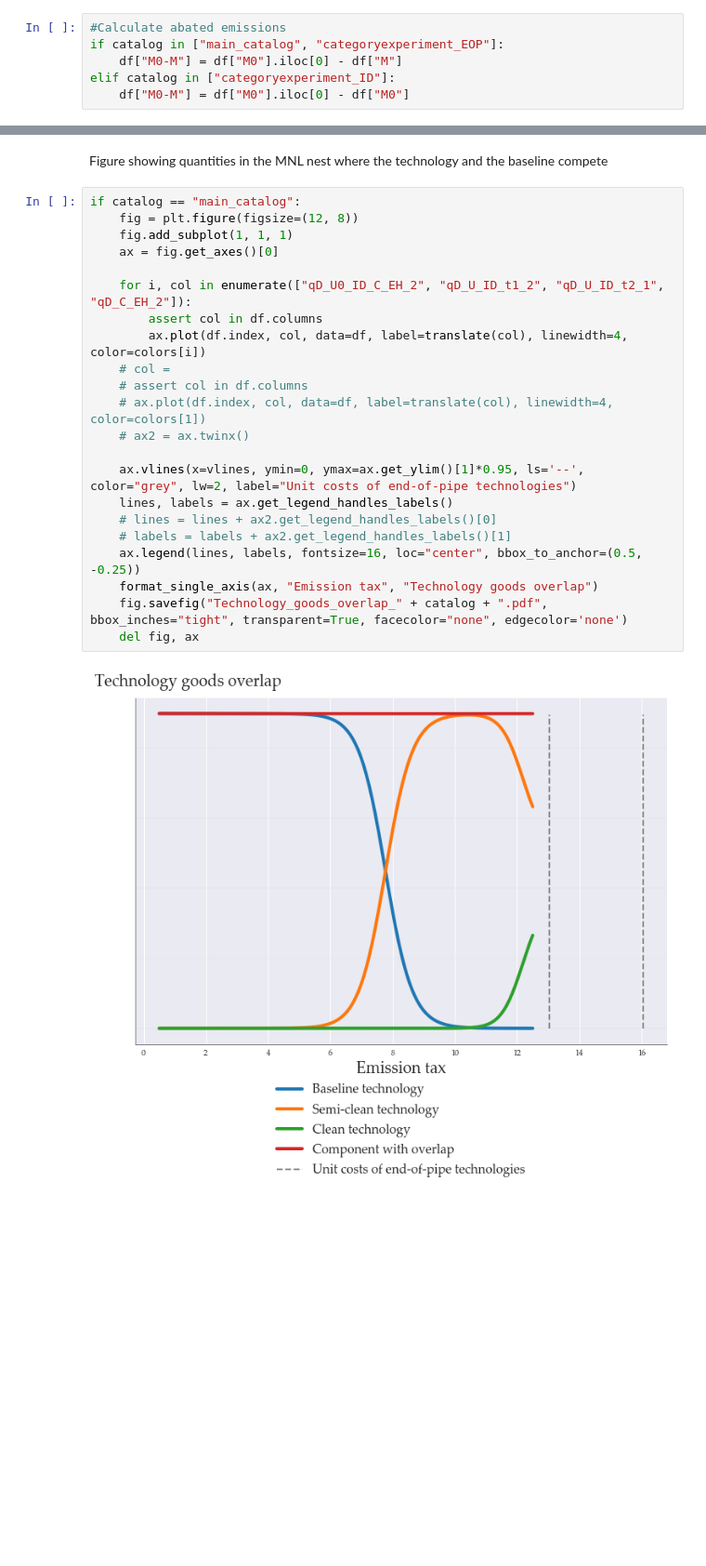
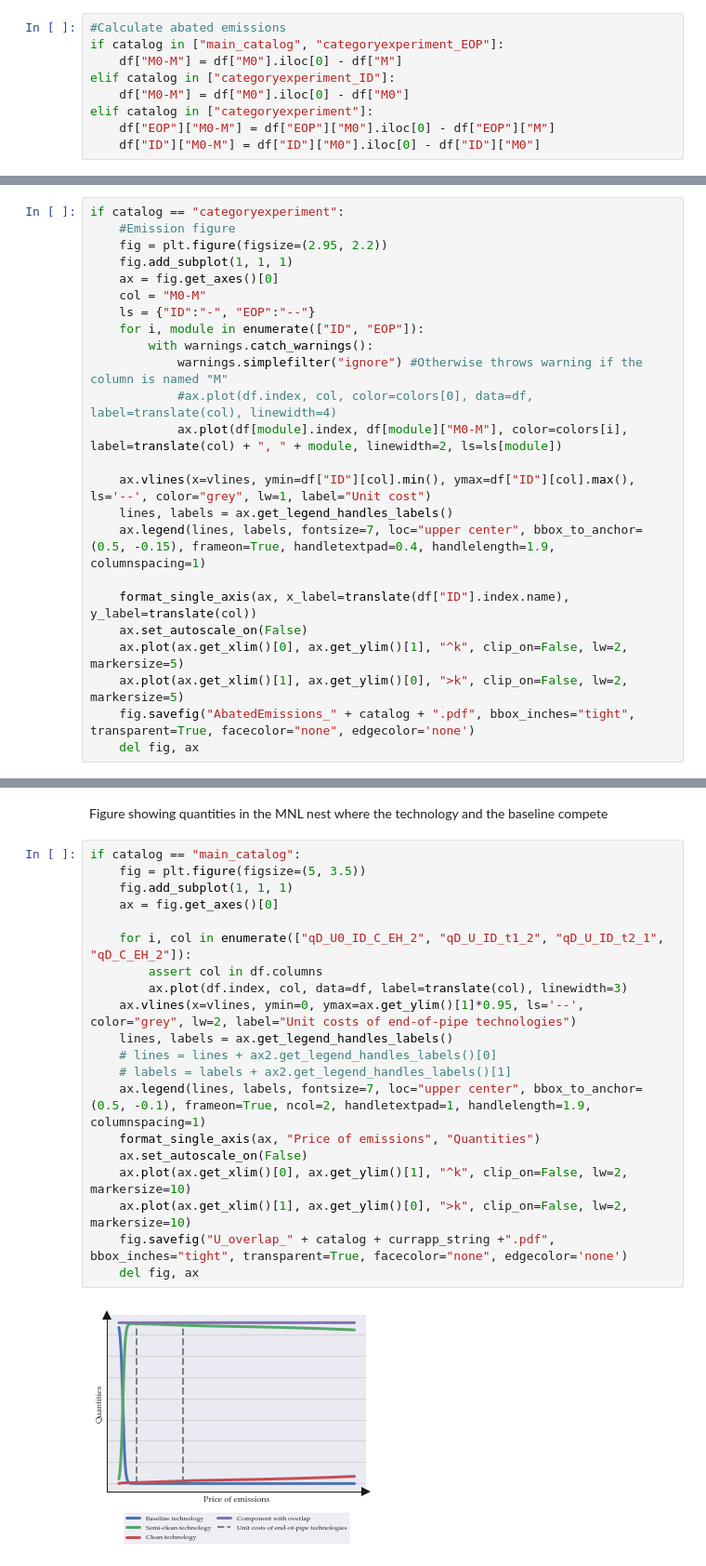
Before and after one commit to ChampionApe/GPM_v05, a Jupyter notebook: examples/Abatement/A3_simulation_figures.ipynb, the cells around one changed output, grey strips where cells are left out. Shown at 93% size. Saved outputs shown, nothing was run; the diff lists cells and outputs as text; blank space fills up the shorter version.

```diff
--- a/examples/Abatement/A3_simulation_figures.ipynb
+++ b/examples/Abatement/A3_simulation_figures.ipynb
@@ -29,6 +76,9 @@ if catalog in ["main_catalog", "categoryexperiment_EOP"]:
     df["M0-M"] = df["M0"].iloc[0] - df["M"]
 elif catalog in ["categoryexperiment_ID"]:
     df["M0-M"] = df["M0"].iloc[0] - df["M0"]
+elif catalog in ["categoryexperiment"]:
+    df["EOP"]["M0-M"] = df["EOP"]["M0"].iloc[0] - df["EOP"]["M"]
+    df["ID"]["M0-M"] = df["ID"]["M0"].iloc[0] - df["ID"]["M0"]
 # %%
 def translate(col):
     translate = {
@@ -127 +194,25 @@ del fig, ax
+# %%
+if catalog == "categoryexperiment":
+    #Emission figure
+    fig = plt.figure(figsize=(2.95, 2.2))
+    fig.add_subplot(1, 1, 1)
+    ax = fig.get_axes()[0]
+    col = "M0-M"
+    ls = {"ID":"-", "EOP":"--"}
+    for i, module in enumerate(["ID", "EOP"]):
+        with warnings.catch_warnings():
+            warnings.simplefilter("ignore") #Otherwise throws warning if the column is named "M"
+            #ax.plot(df.index, col, color=colors[0], data=df, label=translate(col), linewidth=4)
+            ax.plot(df[module].index, df[module]["M0-M"], color=colors[i], label=translate(col) + ", " + module, linewidth=2, ls=ls[module])
+
+    ax.vlines(x=vlines, ymin=df["ID"][col].min(), ymax=df["ID"][col].max(), ls='--', color="grey", lw=1, label="Unit cost")
+    lines, labels = ax.get_legend_handles_labels()
+    ax.legend(lines, labels, fontsize=7, loc="upper center", bbox_to_anchor=(0.5, -0.15), frameon=True, handletextpad=0.4, handlelength=1.9, columnspacing=1)
+
+    format_single_axis(ax, x_label=translate(df["ID"].index.name), y_label=translate(col))
+    ax.set_autoscale_on(False)
+    ax.plot(ax.get_xlim()[0], ax.get_ylim()[1], "^k", clip_on=False, lw=2, markersize=5)
+    ax.plot(ax.get_xlim()[1], ax.get_ylim()[0], ">k", clip_on=False, lw=2, markersize=5)
+    fig.savefig("AbatedEmissions_" + catalog + ".pdf", bbox_inches="tight", transparent=True, facecolor="none", edgecolor='none')
+    del fig, ax
 # %%
@@ -155,28 +279,26 @@ del fig, ax, ax2
 Figure showing quantities in the MNL nest where the technology and the baseline compete
 # %%
 if catalog == "main_catalog":
-    fig = plt.figure(figsize=(12, 8))
+    fig = plt.figure(figsize=(5, 3.5))
     fig.add_subplot(1, 1, 1)
     ax = fig.get_axes()[0]
 
     for i, col in enumerate(["qD_U0_ID_C_EH_2", "qD_U_ID_t1_2", "qD_U_ID_t2_1", "qD_C_EH_2"]):
         assert col in df.columns
-        ax.plot(df.index, col, data=df, label=translate(col), linewidth=4, color=colors[i])
-    # col =
-    # assert col in df.columns
-    # ax.plot(df.index, col, data=df, label=translate(col), linewidth=4, color=colors[1])
-    # ax2 = ax.twinx()
-
+        ax.plot(df.index, col, data=df, label=translate(col), linewidth=3)
     ax.vlines(x=vlines, ymin=0, ymax=ax.get_ylim()[1]*0.95, ls='--', color="grey", lw=2, label="Unit costs of end-of-pipe technologies")
     lines, labels = ax.get_legend_handles_labels()
     # lines = lines + ax2.get_legend_handles_labels()[0]
     # labels = labels + ax2.get_legend_handles_labels()[1]
-    ax.legend(lines, labels, fontsize=16, loc="center", bbox_to_anchor=(0.5, -0.25))
-    format_single_axis(ax, "Emission tax", "Technology goods overlap")
-    fig.savefig("Technology_goods_overlap_" + catalog + ".pdf", bbox_inches="tight", transparent=True, facecolor="none", edgecolor='none')
+    ax.legend(lines, labels, fontsize=7, loc="upper center", bbox_to_anchor=(0.5, -0.1), frameon=True, ncol=2, handletextpad=1, handlelength=1.9, columnspacing=1)
+    format_single_axis(ax, "Price of emissions", "Quantities")
+    ax.set_autoscale_on(False)
+    ax.plot(ax.get_xlim()[0], ax.get_ylim()[1], "^k", clip_on=False, lw=2, markersize=10)
+    ax.plot(ax.get_xlim()[1], ax.get_ylim()[0], ">k", clip_on=False, lw=2, markersize=10)
+    fig.savefig("U_overlap_" + catalog + currapp_string +".pdf", bbox_inches="tight", transparent=True, facecolor="none", edgecolor='none')
     del fig, ax
 # %% [output]
-[figure, old version]
+[figure, new version]
 # %%
 if catalog == "main_catalog":
     fig = plt.figure(figsize=(12, 8))
```
Also changed, not shown: parts of 16 cells of this notebook, 45 other files.
